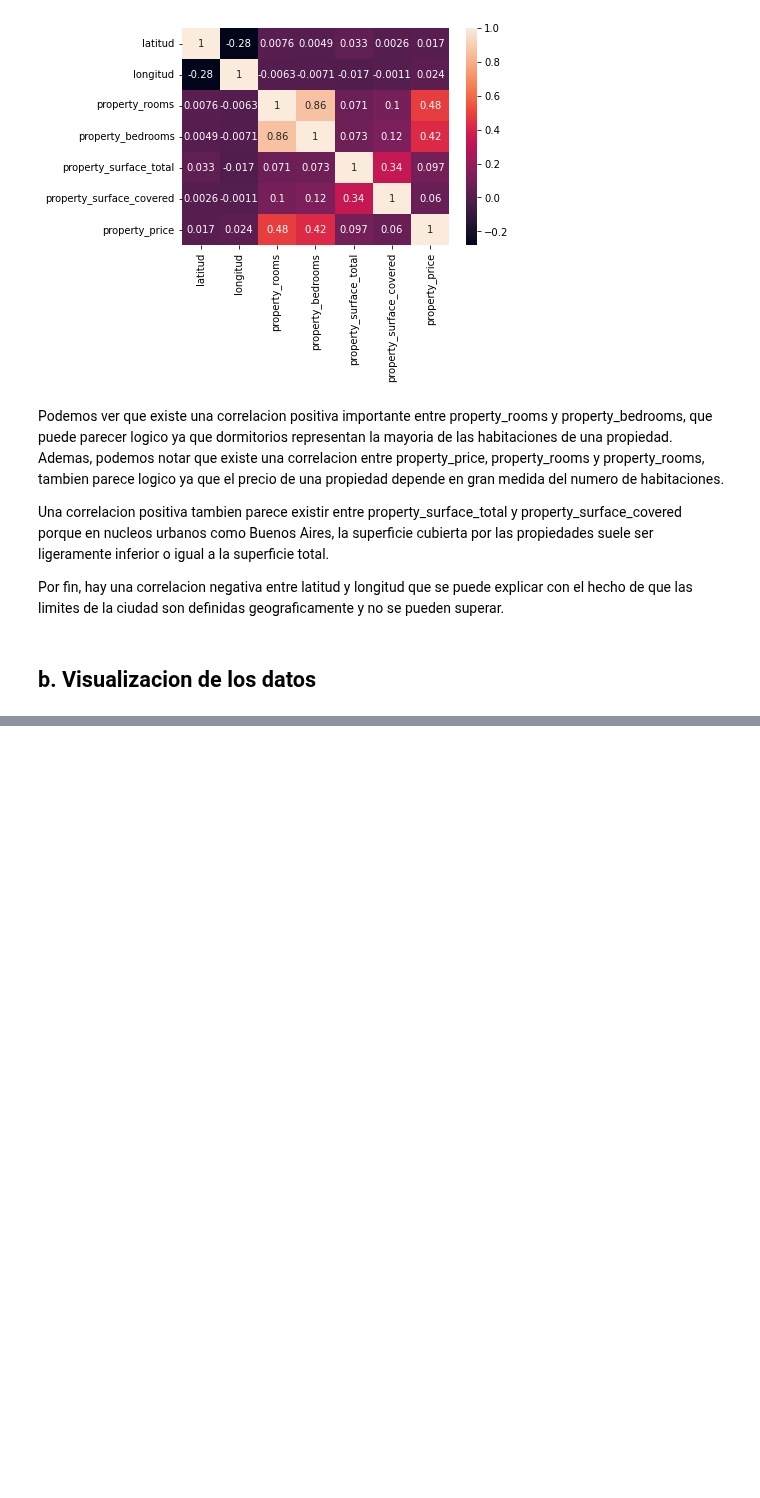
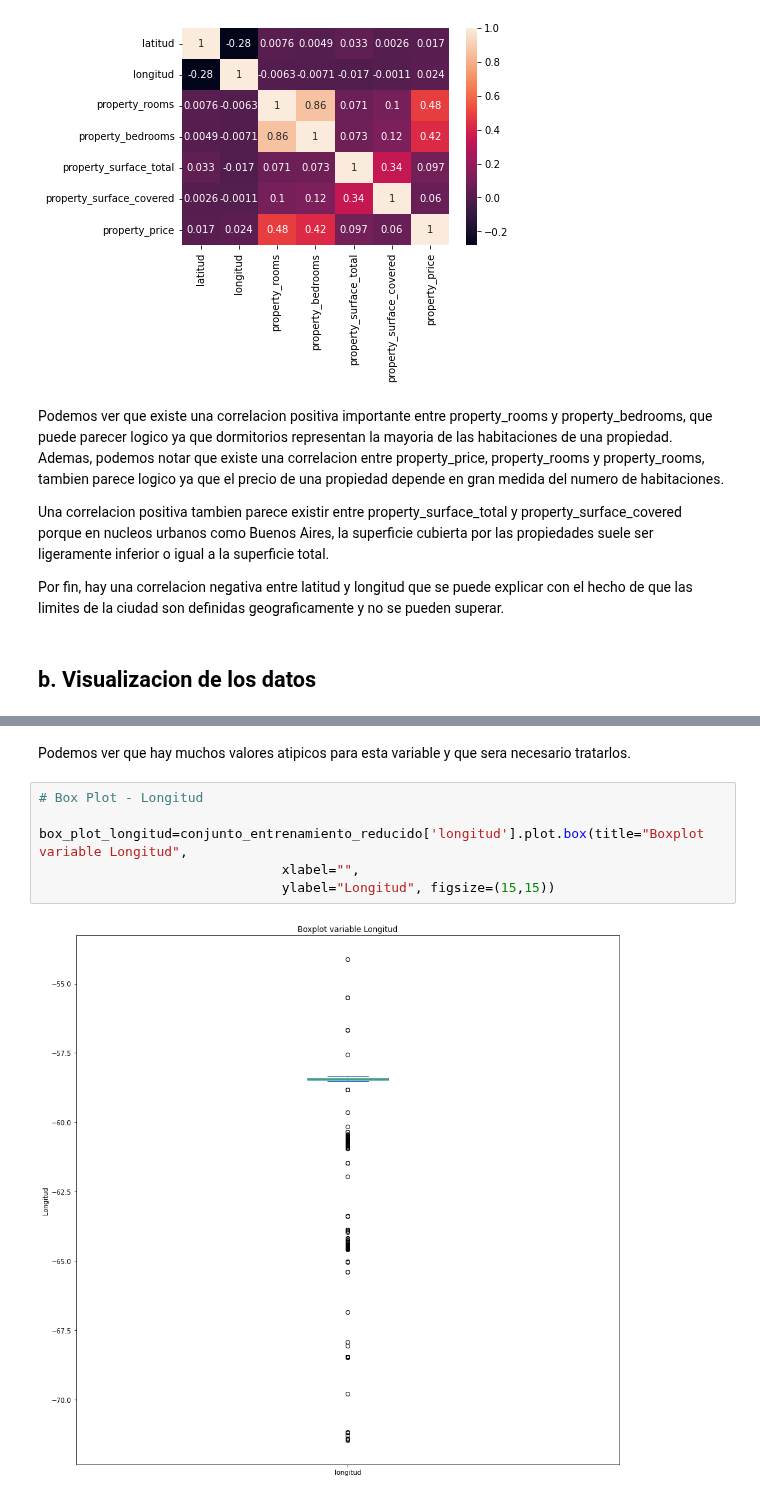
Before and after one commit to AlanRichmond/7506R-1C2024-GRUPO10, a Jupyter notebook: 7506R_TP1_GRUPO10_ENTREGA.ipynb, the cells around one changed output, grey strips where cells are left out. Cells and saved outputs as stored; diff of their text form; blank space fills up the shorter version.

```diff
--- a/7506R_TP1_GRUPO10_ENTREGA.ipynb
+++ b/7506R_TP1_GRUPO10_ENTREGA.ipynb
@@ -223,0 +236,10 @@ Por fin, hay una correlacion negativa entre latitud y longitud que se puede expl
+# %% [markdown]
+Podemos ver que hay muchos valores atipicos para esta variable y que sera necesario tratarlos.
+# %%
+# Box Plot - Longitud
+
+box_plot_longitud=conjunto_entrenamiento_reducido['longitud'].plot.box(title="Boxplot variable Longitud",
+                               xlabel="",
+                               ylabel="Longitud", figsize=(15,15))
+# %% [output]
+[figure, added]
```
Also changed, not shown: parts of 33 cells of this notebook.
